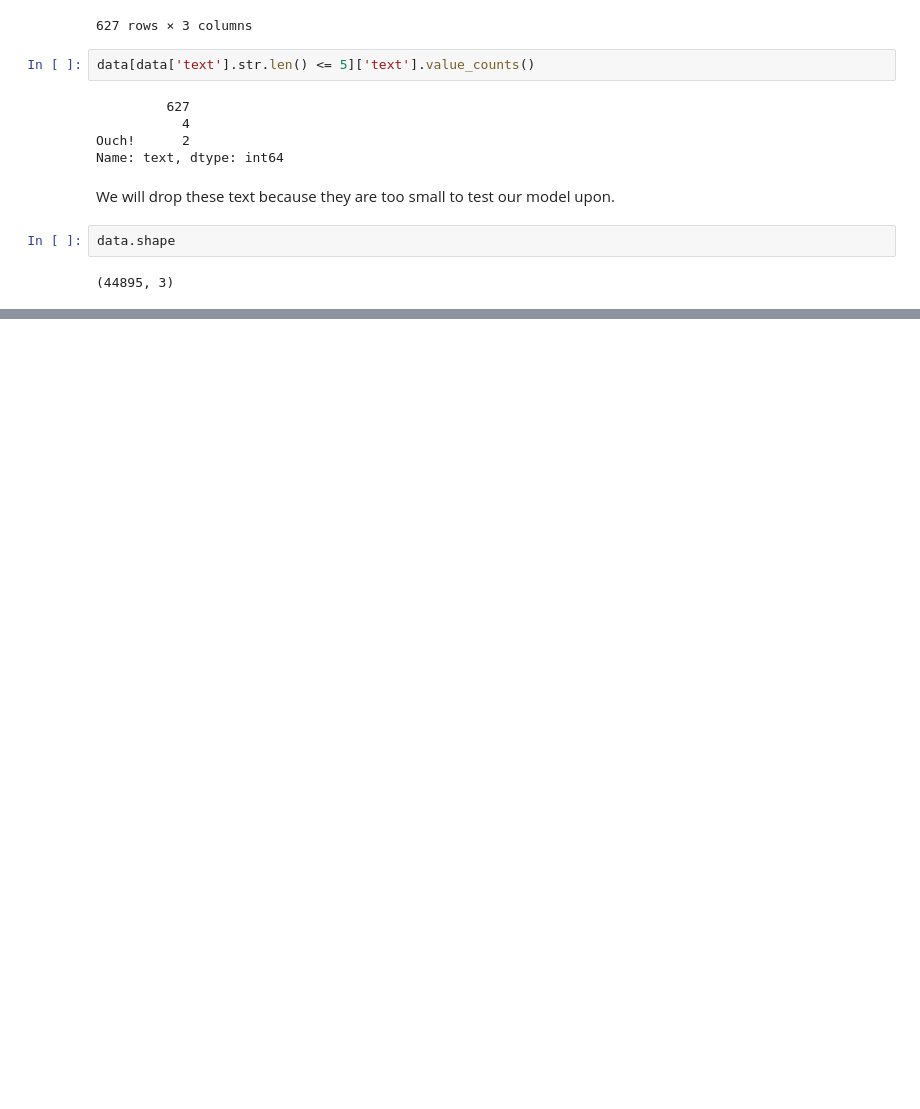
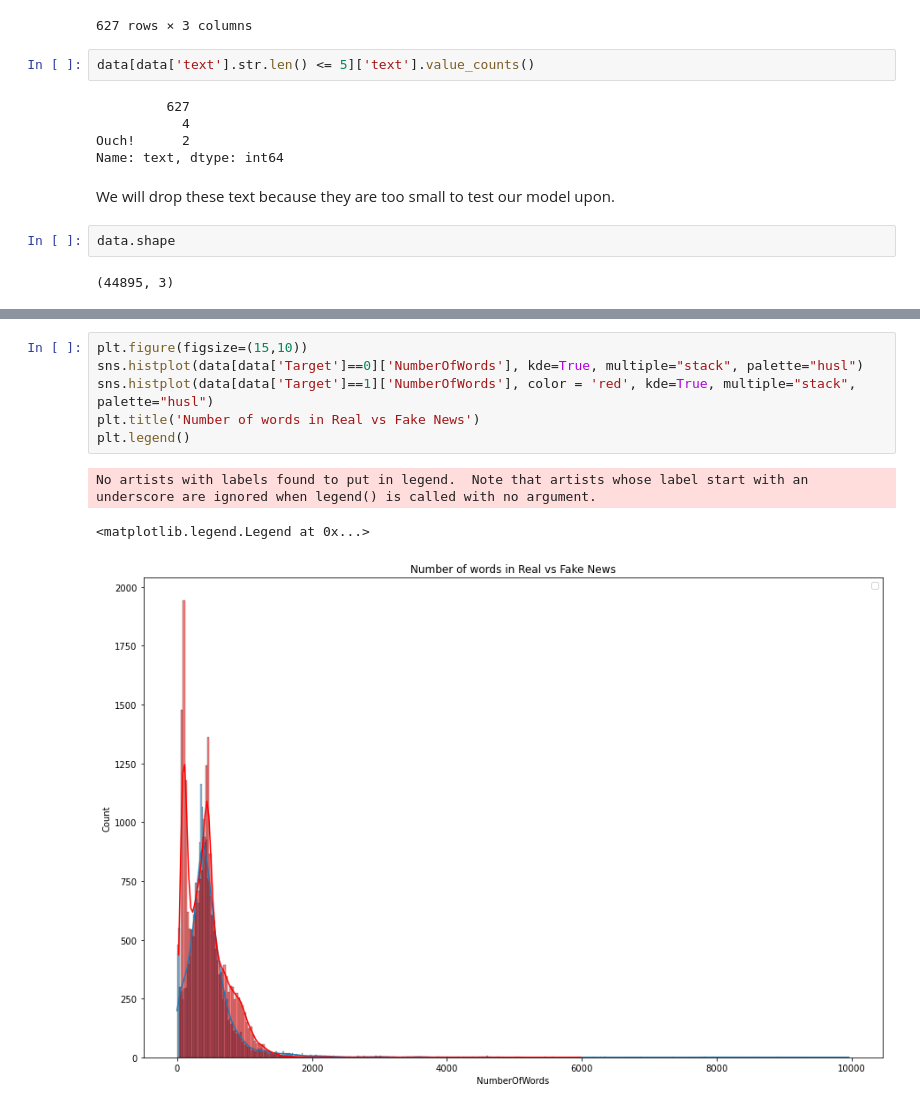
Before and after one commit to Jkhattak/FakeAndRealNews, a Jupyter notebook: main.ipynb, the cells around one changed output, grey strips where cells are left out. Cells and saved outputs as stored; diff of their text form; blank space fills up the shorter version.

```diff
--- a/main.ipynb
+++ b/main.ipynb
@@ -258,0 +385,10 @@ data.value_
+# %%
+plt.figure(figsize=(15,10))
+sns.histplot(data[data['Target']==0]['NumberOfWords'], kde=True, multiple="stack", palette="husl")
+sns.histplot(data[data['Target']==1]['NumberOfWords'], color = 'red', kde=True, multiple="stack", palette="husl")
+plt.title('Number of words in Real vs Fake News')
+plt.legend()
+# %% [output]
+No artists with labels found to put in legend.  Note that artists whose label start with an underscore are ignored when legend() is called with no argument.
+<matplotlib.legend.Legend at 0x...>
+[figure, added]
```
Also changed, not shown: parts of 22 cells of this notebook.
